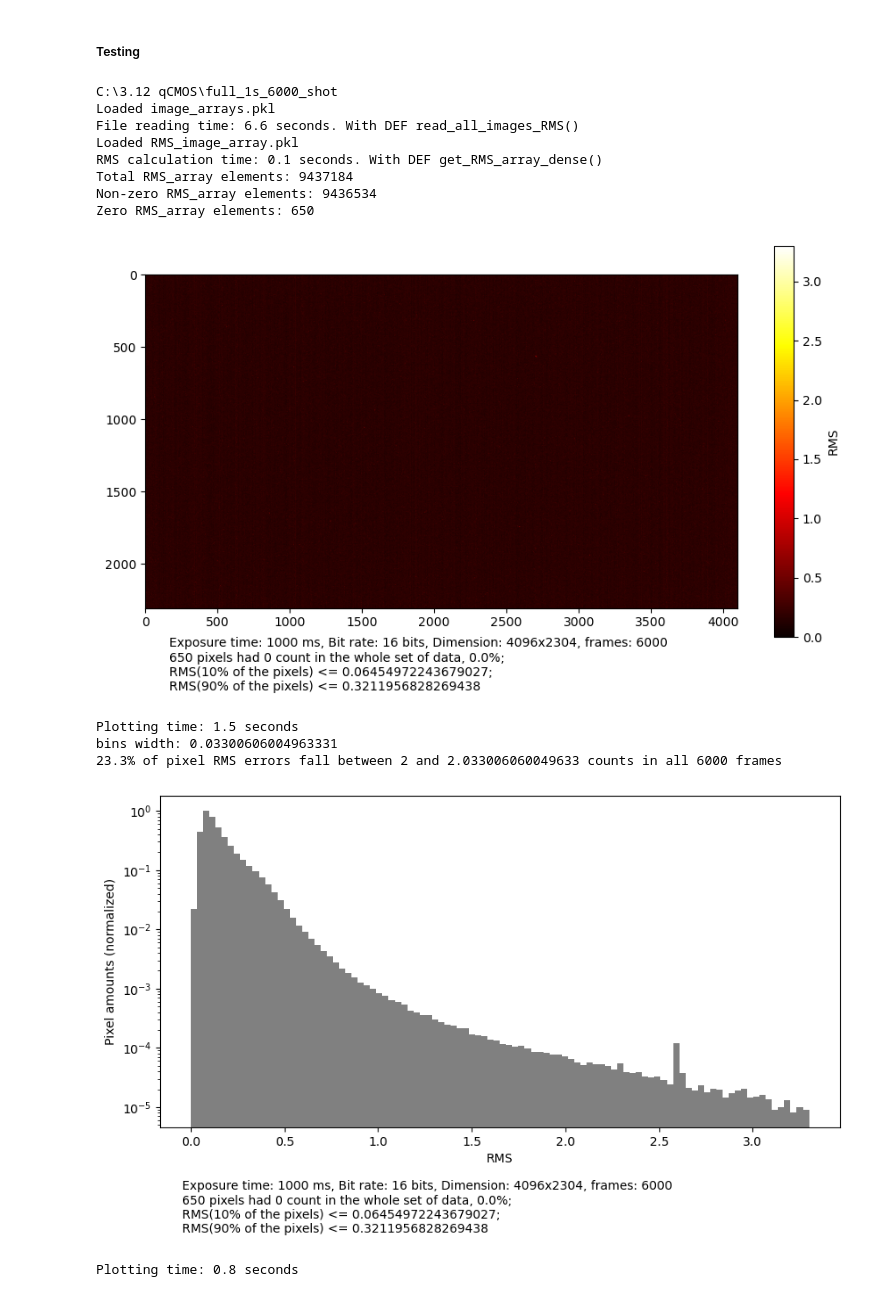
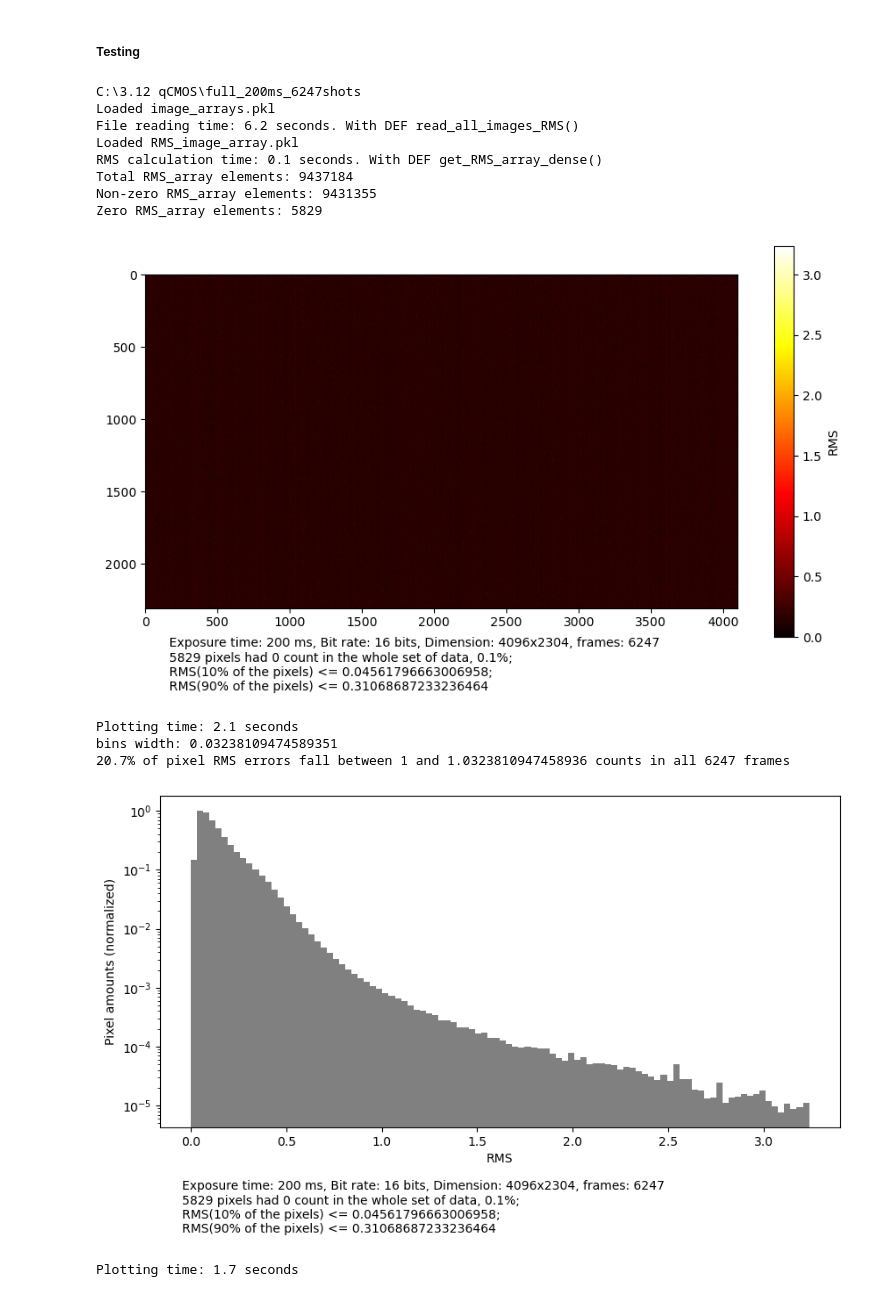
Before and after one commit to Siin42/qCMOS, a Jupyter notebook: pixel_RMS.ipynb, the cells around one changed output. Drawn from its saved outputs; the diff is of its cells as text; code cells hidden in the pictures.

Commit message:
before starting working on Sum_all_images

```diff
--- a/pixel_RMS.ipynb
+++ b/pixel_RMS.ipynb
@@ -231,30 +231,30 @@ def plot_RMS(RMS_array, tiff_path, **kwargs):
 ##### Testing
 # %%
 tiff_main_folder = 'C:\\3.12 qCMOS'
-tiff_path = tiff_main_folder + '\\full_1s_6000_shot'
-# tiff_path = tiff_main_folder + '\\full_200ms_6247shots'
+# tiff_path = tiff_main_folder + '\\full_1s_6000_shot'
+tiff_path = tiff_main_folder + '\\full_200ms_6247shots'
 # tiff_path = tiff_main_folder + '\\1024x1024'
 
 RMS_array = get_RMS_array_dense(tiff_path, debugging=True, pickle_usage=True)
 
 # print(f'issparse(RMS_array)? {issparse(RMS_array)}')
 plot_RMS(RMS_array, tiff_path, plot_type='heat', save=True)
 plot_RMS(RMS_array, tiff_path, plot_type='bar', save=True)
 # %% [output]
-C:\3.12 qCMOS\full_1s_6000_shot
+C:\3.12 qCMOS\full_200ms_6247shots
 Loaded image_arrays.pkl
-File reading time: 6.6 seconds. With DEF read_all_images_RMS()
+File reading time: 6.2 seconds. With DEF read_all_images_RMS()
 Loaded RMS_image_array.pkl
 RMS calculation time: 0.1 seconds. With DEF get_RMS_array_dense()
 Total RMS_array elements: 9437184
-Non-zero RMS_array elements: 9436534
-Zero RMS_array elements: 650
+Non-zero RMS_array elements: 9431355
+Zero RMS_array elements: 5829
-[figure, old version]
+[figure, new version]
-Plotting time: 1.5 seconds
-bins width: 0.03300606004963331
-23.3% of pixel RMS errors fall between 2 and 2.033006060049633 counts in all 6000 frames
+Plotting time: 2.1 seconds
+bins width: 0.03238109474589351
+20.7% of pixel RMS errors fall between 1 and 1.0323810947458936 counts in all 6247 frames
-[figure, old version]
+[figure, new version]
-Plotting time: 0.8 seconds
+Plotting time: 1.7 seconds
 # %%
 # Check if the RMS_array is a sparse matrix
 # print(type(RMS_array))
```
Also changed, not shown: parts of 1 cell of this notebook, 8 other files.
